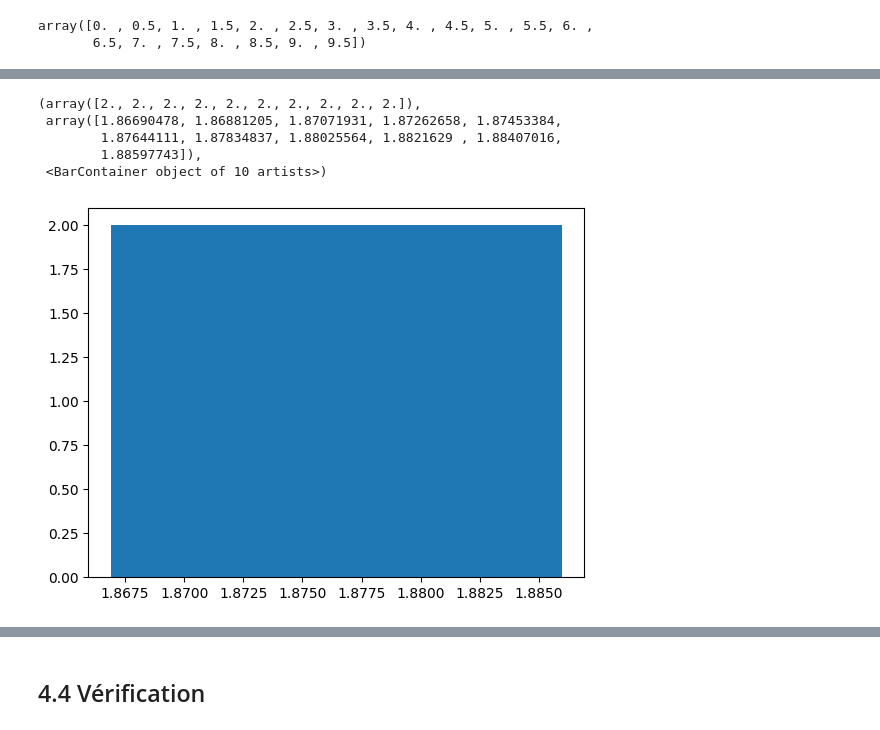
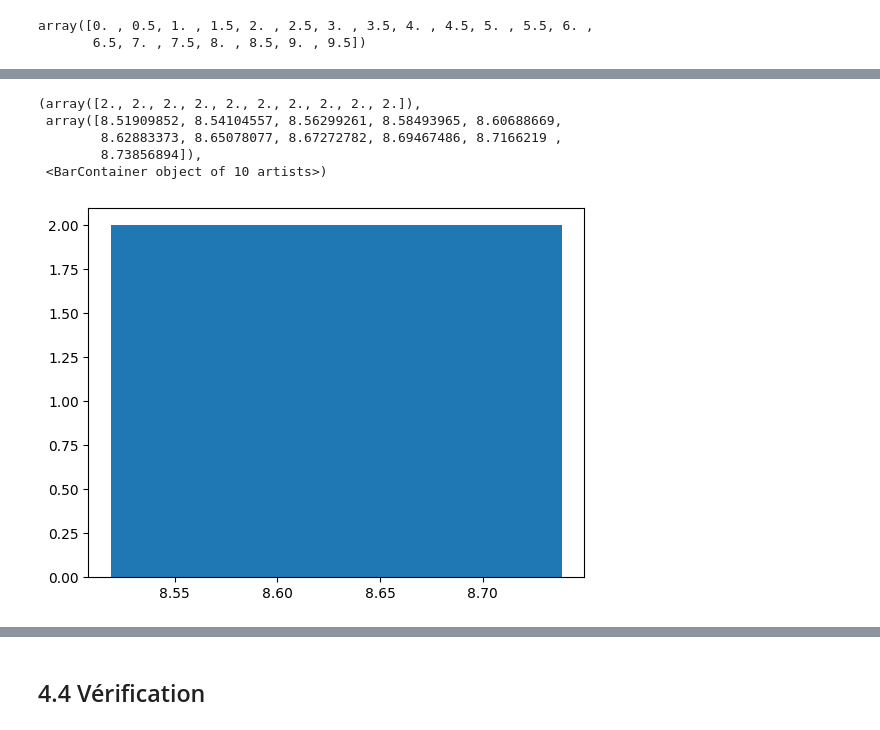
Before and after one commit to beng-one/Simulation-Ridge-Lasso-SRL, a Jupyter notebook: Simulation.ipynb, the cells around one changed output, grey strips where cells are left out. Saved outputs shown, nothing was run; the diff lists cells and outputs as text; code cells hidden in the pictures.

```diff
--- a/Simulation.ipynb
+++ b/Simulation.ipynb
@@ -125,7 +139,7 @@ slr.visualization_residus(Residus=Residus, Figure='Boxplot', SaveOptionPath=mkdi
 # %%
 # Nombre de Variables d'entrée
-FeatureNumber = 8
-Coefs_B =  [0.69, 1.41, 2.73, -2.84, -3, 3.14, -7, 11] # list(np.random.normal(4.17, 1.90, 20))
+FeatureNumber = 3
+Coefs_B =  [1.41, 11.3, -7] # [0.69, 1.41, 2.73, -2.84, -3, 3.14, -7, 11] # list(np.random.normal(4.17, 1.90, 20))
 
 # Fonction pour simuler les variables d'entrée X et la variable cible y
 data_population = slr.simulation_X_y(
@@ -149,6 +171,6 @@ data_population.head(5)
 # %%
 # Taille de l'échantillon souhaitée
-SampleSize = 1000
+SampleSize = 360
 
 # Fonction pour constituer un échantillon à partir des données de la population
 data_sample = slr.sampling(
@@ -274,4 +303,4 @@ Notes:
 # %%
 # Définition du coefficient de pénalisaton
-CoefPenalisation = 0.15
+CoefPenalisation = 0.5
 # %% [markdown]
@@ -279,5 +308,5 @@ CoefPenalisation = 0.15
 # %%
 # Estimation du modèle par Régression Régularisée : Ridge
-RegRidge = Ridge(alpha=CoefPenalisation, fit_intercept=True, random_state=random_state_seed)
+RegRidge = Ridge(alpha=CoefPenalisation, fit_intercept=False, random_state=random_state_seed)
 RegRidge.fit(Predictors_scaled, Target)
 # %% [output]
@@ -351,14 +341,14 @@ Summary_ridge_coef
 # %%
-beta_X1 = np.array(Summary_ridge_coef.iloc[5,1:])
+beta_X1 = np.array(Summary_ridge_coef.iloc[1,1:])
 beta_X1
 plt.hist(beta_X1)
 # %% [output]
 (array([2., 2., 2., 2., 2., 2., 2., 2., 2., 2.]),
- array([1.86690478, 1.86881205, 1.87071931, 1.87262658, 1.87453384,
-        1.87644111, 1.87834837, 1.88025564, 1.8821629 , 1.88407016,
-        1.88597743]),
+ array([8.51909852, 8.54104557, 8.56299261, 8.58493965, 8.60688669,
+        8.62883373, 8.65078077, 8.67272782, 8.69467486, 8.7166219 ,
+        8.73856894]),
  <BarContainer object of 10 artists>)
-[figure, old version]
+[figure, new version]
 # %%
 # Fonction pour visualiser le  des coefficients en fonction de lambda
 Summary_ridge_coef.plot(kind='line')
```
Also changed, not shown: parts of 65 cells of this notebook, 18 other files.
